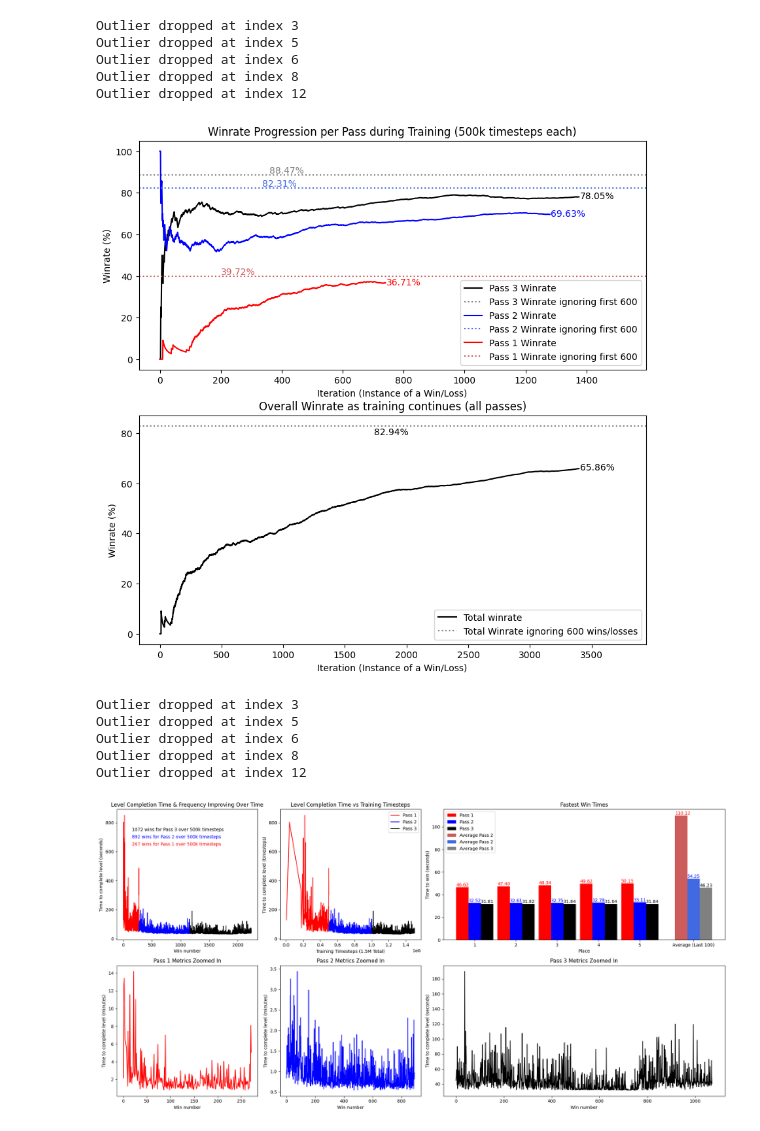
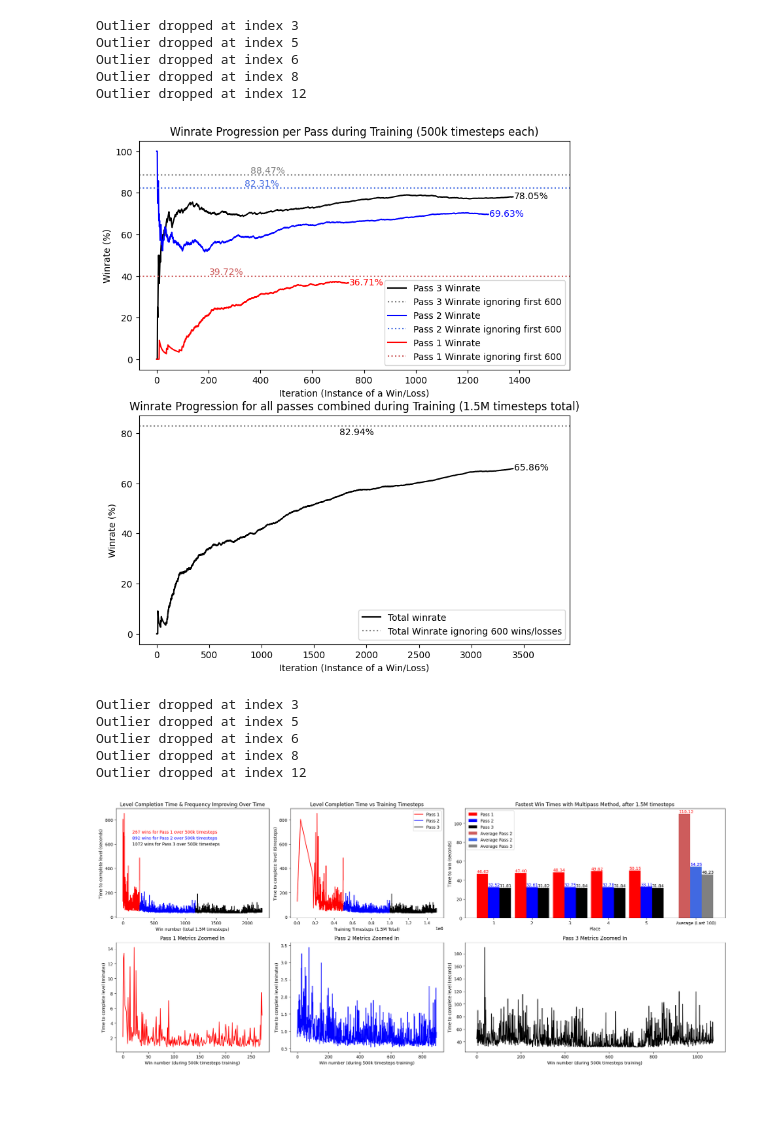
Before and after one commit to Iemontine/SonicGameplayingAI, a Jupyter notebook: graphAllPasses.ipynb, the cells around one changed output. Cells and saved outputs as stored; diff of their text form; code cells hidden in the pictures; blank space fills up the shorter version.

Commit message:
worked on paper, proably messed up the graphing code

```diff
--- a/graphAllPasses.ipynb
+++ b/graphAllPasses.ipynb
@@ -54,7 +54,7 @@ def plot_winrates(iter_winlosses, iter_winlosses_ignore, total_winlosses, total_
     final_total_winrate = total_winlosses[-1] if total_winlosses else 0
     final_total_ignore_winrate = total_winlosses_ignore[-1] if total_winlosses_ignore else 0
 
-    plt.figure(figsize=(10, 10))
+    plt.figure(figsize=(8.5, 10))
     gs = gridspec.GridSpec(2, 1, width_ratios=[1], height_ratios=[1, 1])
     ax0, ax1 = plt.subplot(gs[0]), plt.subplot(gs[1])
 
@@ -68,7 +68,7 @@ def plot_winrates(iter_winlosses, iter_winlosses_ignore, total_winlosses, total_
         ax0.annotate(f'{final_ignore_winrates[pass_num]:.2f}%', xy=(len(iter_winlosses[pass_num])//4, final_ignore_winrates[pass_num]), xytext=(5, 2), textcoords='offset points', color=COLORS[f"p{pass_num}_avg"], fontsize=10)
     ax0.legend()
 
-    ax1.set_title('Overall Winrate as training continues (all passes)')
+    ax1.set_title('Winrate Progression for all passes combined during Training (1.5M timesteps total)')
     ax1.set_xlabel('Iteration (Instance of a Win/Loss)')
     ax1.set_ylabel('Winrate (%)')
     ax1.plot(total_winlosses, color='black', label='Total winrate')
@@ -121,53 +121,53 @@ def read_levelbeats_data(path):
                             2: levelbeats[split_index1:split_index2].nsmallest(5, 'completion_timesteps'),
                             3: levelbeats[split_index2:].nsmallest(5, 'completion_timesteps')}
 
     return completion_t, training_t, average_completion_t, fastest_completion_t
 
 
 #Customization
 COLORS = {
     "p1": "red", "p2": "blue", "p3": "black",
     "p1_avg": "indianred", "p2_avg": "royalblue", "p3_avg": "gray"
 }
 IGNORE_PHASE = 600      # Number of initial wins/losses to ignore for winrate calculation
 CUTOFF = 100            # Number of last wins to consider for average completion time
 LEVELBEATS_PATH = './logs/levelbeats copy 4.csv'
 WINLOSS_PATH = './logs/winloss copy 2.csv'
 
 def main():
     winloss = read_winloss_data(WINLOSS_PATH)
     levelbeats = read_levelbeats_data(LEVELBEATS_PATH)
     iter_winlosses, iter_winlosses_ignore, total_winlosses, total_winlosses_ignore = calculate_iterative_winrate(winloss)
     plot_winrates(iter_winlosses, iter_winlosses_ignore, total_winlosses, total_winlosses_ignore)
 
 if __name__ == "__main__":
     main()
 # %% [output]
 Outlier dropped at index 3
 Outlier dropped at index 5
 Outlier dropped at index 6
 Outlier dropped at index 8
 Outlier dropped at index 12
-[figure, old version]
+[figure, new version]
 # %%
 from cProfile import label
 
 
 def plot_levelbeats(completion_t, training_t, average_completion_t, fastest_completion_t):
     # Graph setup
-    fig = plt.figure(figsize=(20, 10))
-    gs = gridspec.GridSpec(2, 3, width_ratios=[1, 1, 2], height_ratios=[1, 1])
+    fig = plt.figure(figsize=(7*3, 4.5*2))
+    gs = gridspec.GridSpec(2, 3, width_ratios=[1, 1, 1.7], height_ratios=[1, 1])
     ax0, ax1, ax2, ax3, ax4, ax5 = plt.subplot(gs[0]), plt.subplot(gs[1]), plt.subplot(gs[2]), plt.subplot(gs[3]), plt.subplot(gs[4]), plt.subplot(gs[5])
 
     for i in [1, 2, 3]:
         # Graph level completion time and frequency improving over time
         ax0.plot(convert_to_time(completion_t[i]), color=COLORS[f"p{i}"], label=f'Pass {i}')
-        ax0.text(150, 600 + 50 * i, f'{len(completion_t[i])} wins for Pass {i} over 500k timesteps', color=COLORS[f"p{i}"], verticalalignment='center', horizontalalignment='left')
+        ax0.text(150, 750 - 50 * i, f'{len(completion_t[i])} wins for Pass {i} over 500k timesteps', color=COLORS[f"p{i}"], verticalalignment='center', horizontalalignment='left')
          # Graph level completion time vs training timesteps
         ax1.plot(training_t[i] + 500000 * (i - 1), convert_to_time(completion_t[i]), color=COLORS[f"p{i}"], label=f'Pass {i}')
     ax0.set_title('Level Completion Time & Frequency Improving Over Time')
     ax0.set_ylabel('Time to complete level (seconds)')
-    ax0.set_xlabel('Win number')
+    ax0.set_xlabel('Win number (total 1.5M timesteps)')
     ax1.set_title('Level Completion Time vs Training Timesteps')
     ax1.set_xlabel('Training Timesteps (1.5M Total)')
     ax1.set_ylabel('Time to complete level (timesteps)')
@@ -193,7 +193,7 @@ def plot_levelbeats(completion_t, training_t, average_completion_t, fastest_comp
 
     ax2.set_xticks(list(indices[2]) + [max(indices[3]) + 1])                          # Set x-ticks to indices and "Average" position
     ax2.set_xticklabels(list(range(1, len(fastest_completion_t[1]) + 1)) + [f'Average (Last {CUTOFF})'])    # Set x-tick labels to index numbers and "Average"
-    ax2.set_title('Fastest Win Times')
+    ax2.set_title('Fastest Win Times with Multipass Method, after 1.5M timesteps')
     ax2.set_ylabel('Time to win (seconds)')
     ax2.set_xlabel('Place')
     ax2.legend()
@@ -202,17 +202,17 @@ def plot_levelbeats(completion_t, training_t, average_completion_t, fastest_comp
     ax3.plot(convert_to_time(completion_t[1]) / 60, color=COLORS["p1"])
     ax3.set_title('Pass 1 Metrics Zoomed In')
     ax3.set_ylabel('Time to complete level (minutes)')
-    ax3.set_xlabel('Win number')
+    ax3.set_xlabel('Win number (during 500k timesteps training)')
     x_values = range(len(convert_to_time(completion_t[2])))
     ax4.plot([x for x in x_values], convert_to_time(completion_t[2]) / 60, color=COLORS["p2"])
     ax4.set_title('Pass 2 Metrics Zoomed In')
     ax4.set_ylabel('Time to complete level (minutes)')
-    ax4.set_xlabel('Win number')
+    ax4.set_xlabel('Win number (during 500k timesteps training)')
     x_values = range(len(convert_to_time(completion_t[3])))
     ax5.plot([x for x in x_values], convert_to_time(completion_t[3]), color=COLORS["p3"])
     ax5.set_title('Pass 3 Metrics Zoomed In')
     ax5.set_ylabel('Time to complete level (seconds)')
-    ax5.set_xlabel('Win number')
+    ax5.set_xlabel('Win number (during 500k timesteps training)')
 
     # Show the graph
     plt.tight_layout(rect=[0, 0, 1, 1])
@@ -230,4 +230,4 @@ Outlier dropped at index 5
 Outlier dropped at index 6
 Outlier dropped at index 8
 Outlier dropped at index 12
-[figure, old version]
+[figure, new version]
```
Also changed, not shown: 11 other files.
